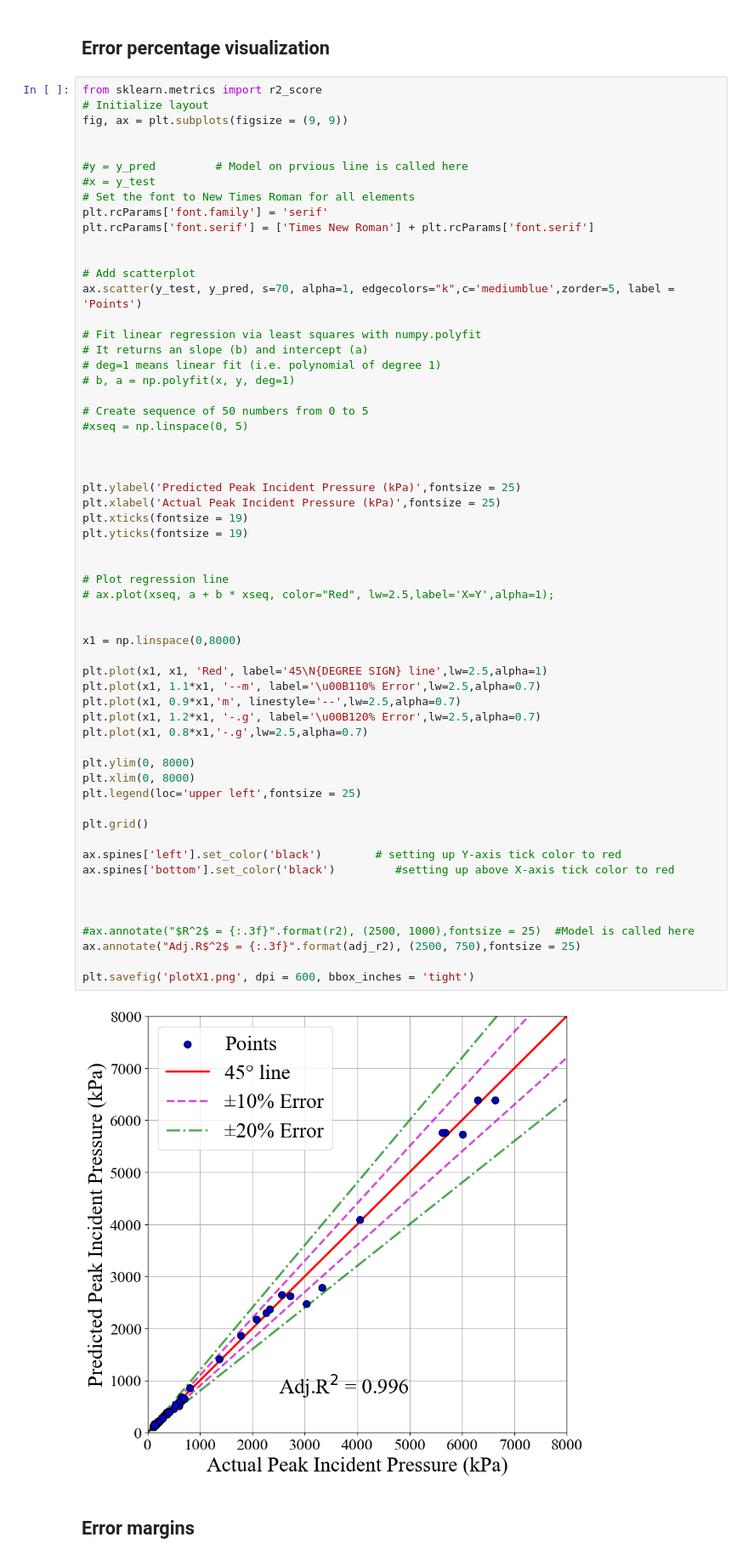
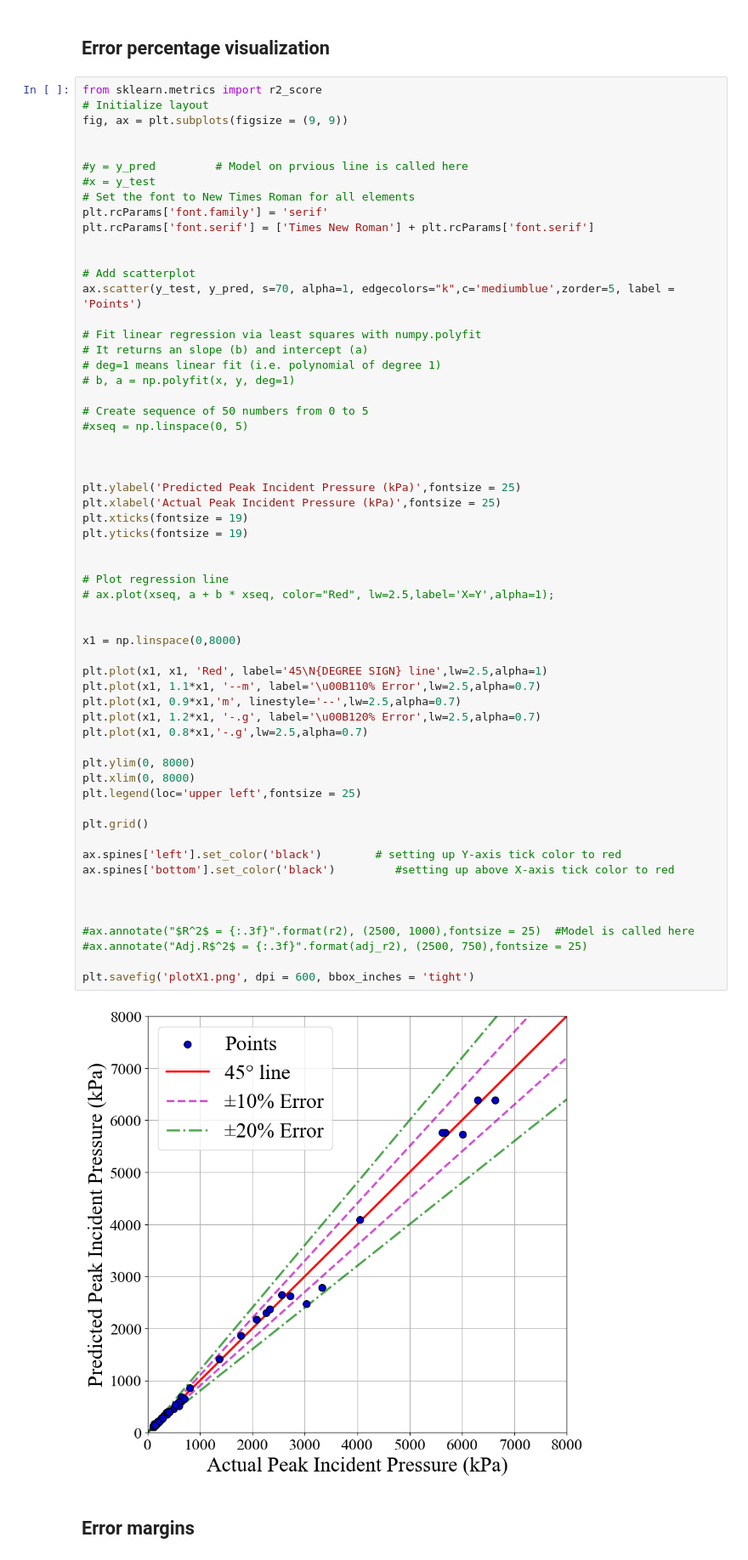
Before and after one commit to ChamodiWidanage/Pressure_Paper1, a Jupyter notebook: XGBoost_for_paper.ipynb, the cells around one changed output. Shown at 85% size. Drawn from its saved outputs; the diff is of its cells as text.

```diff
--- a/XGBoost_for_paper.ipynb
+++ b/XGBoost_for_paper.ipynb
@@ -208,35 +208,35 @@ plt.xticks(fontsize = 19)
 plt.yticks(fontsize = 19)
 
 
 # Plot regression line
 # ax.plot(xseq, a + b * xseq, color="Red", lw=2.5,label='X=Y',alpha=1);
 
 
 x1 = np.linspace(0,8000)
 
 plt.plot(x1, x1, 'Red', label='45\N{DEGREE SIGN} line',lw=2.5,alpha=1)
 plt.plot(x1, 1.1*x1, '--m', label='\u00B110% Error',lw=2.5,alpha=0.7)
 plt.plot(x1, 0.9*x1,'m', linestyle='--',lw=2.5,alpha=0.7)
 plt.plot(x1, 1.2*x1, '-.g', label='\u00B120% Error',lw=2.5,alpha=0.7)
 plt.plot(x1, 0.8*x1,'-.g',lw=2.5,alpha=0.7)
 
 plt.ylim(0, 8000)
 plt.xlim(0, 8000)
 plt.legend(loc='upper left',fontsize = 25)
 
 plt.grid()
 
 ax.spines['left'].set_color('black')        # setting up Y-axis tick color to red
 ax.spines['bottom'].set_color('black')         #setting up above X-axis tick color to red
 
 
 
 #ax.annotate("$R^2$ = {:.3f}".format(r2), (2500, 1000),fontsize = 25)  #Model is called here
-ax.annotate("Adj.R$^2$ = {:.3f}".format(adj_r2), (2500, 750),fontsize = 25)
+#ax.annotate("Adj.R$^2$ = {:.3f}".format(adj_r2), (2500, 750),fontsize = 25)
 
 plt.savefig('plotX1.png', dpi = 600, bbox_inches = 'tight')
 # %% [output]
-[figure, old version]
+[figure, new version]
 # %% [markdown]
 ## Error margins
 # %%
```
Also changed, not shown: 4 other files.
